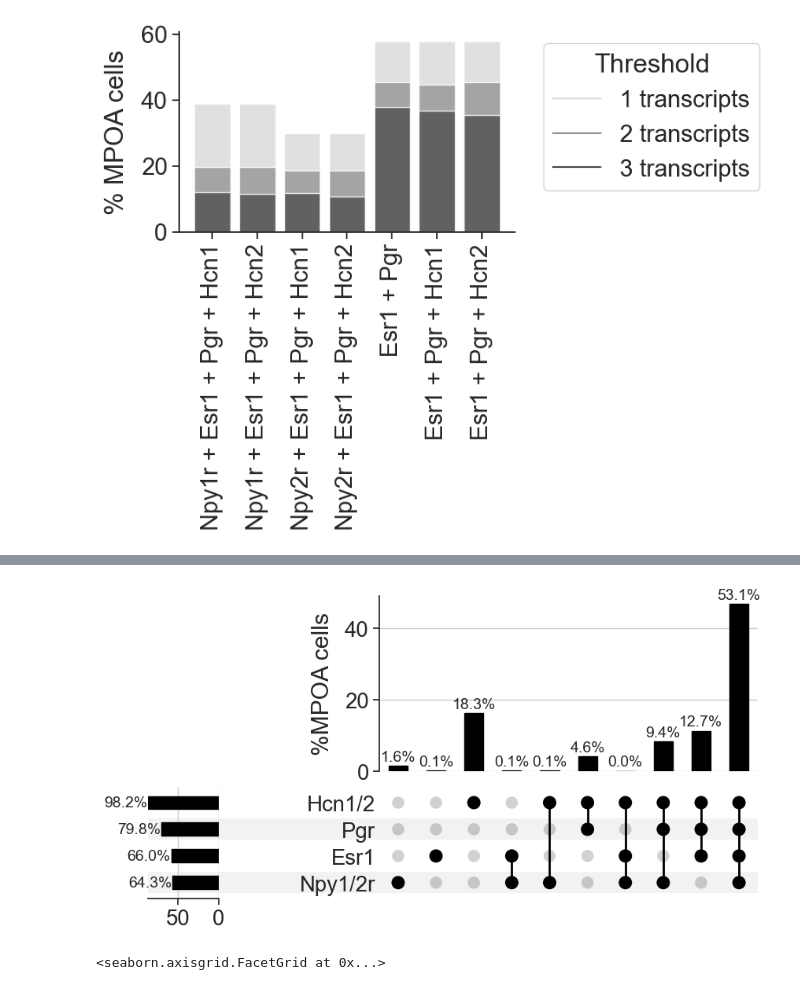
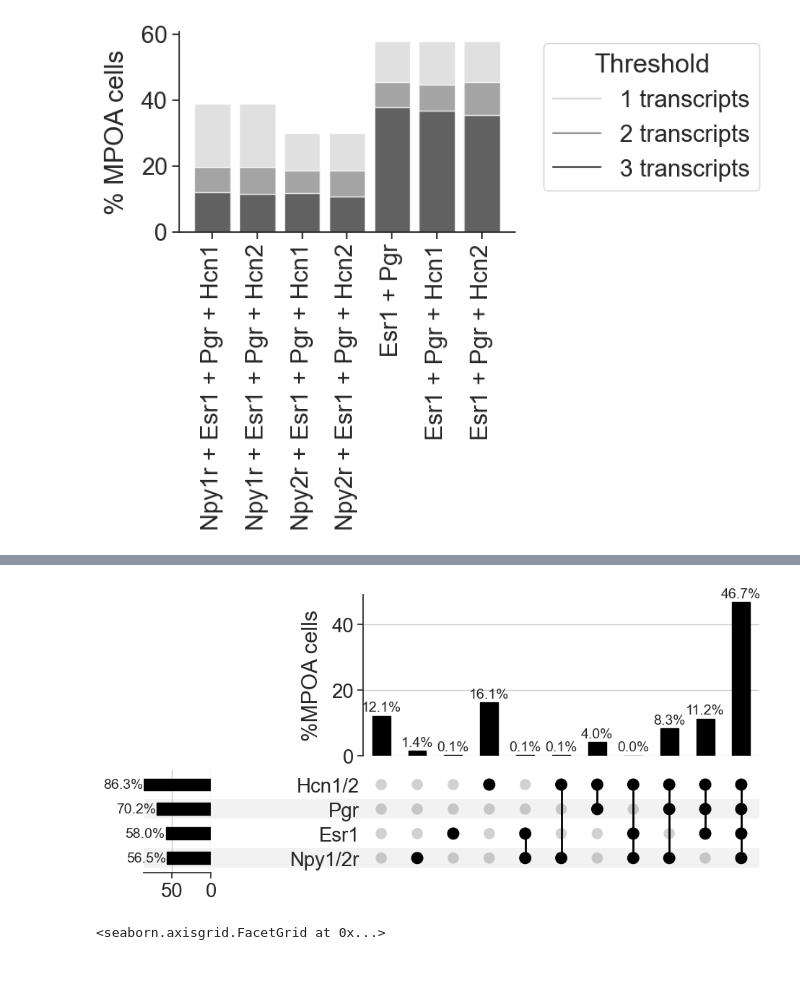
Before and after one commit to FrancisCrickInstitute/negative_parental_switch, a Jupyter notebook: NPW_transcripts/transcriptormics _merfish/merfish_analysis.ipynb, the cells around one changed output, grey strips where cells are left out. Drawn from its saved outputs; the diff is of its cells as text; code cells hidden in the pictures.

```diff
--- a/NPW_transcripts/transcriptormics _merfish/merfish_analysis.ipynb
+++ b/NPW_transcripts/transcriptormics _merfish/merfish_analysis.ipynb
@@ -365,7 +364,7 @@ plt.savefig("output_figures/colocalization_and_thresholds.pdf", bbox_inches='tig
 
 from upsetplot import UpSet
 
-def plot_normalized_upset(sets, labels, title=None, figsize=(10, 5), category_order=None):
+def plot_normalized_upset(sets, labels, title=None, figsize=(11, 5), category_order=None):
 
     all_elements = set().union(*sets)
     matrix = pd.DataFrame(index=list(all_elements))
@@ -408,24 +407,25 @@ def plot_normalized_upset(sets, labels, title=None, figsize=(10, 5), category_or
     plt.show()
 # %%
 # Create sets
-npy1r = set(filtered_df.to_df().loc[:, gene_dict["Npy1r"]][lambda x: x >= 1].index)
-npy2r = set(filtered_df.to_df().loc[:, gene_dict["Npy2r"]][lambda x: x >= 1].index)
+npy1r = set(filtered_df.to_df().copy().loc[:, gene_dict["Npy1r"]][lambda x: x >= 1].index)
+npy2r = set(filtered_df.to_df().copy().loc[:, gene_dict["Npy2r"]][lambda x: x >= 1].index)
 
 npyr = npy1r.union(npy2r)
-hcn1  = set(filtered_df.to_df().loc[:, gene_dict["Hcn1"]][lambda x: x >= 1].index)
-hcn2  = set(filtered_df.to_df().loc[:, gene_dict["Hcn2"]][lambda x: x >= 1].index)
+hcn1  = set(filtered_df.to_df().copy().loc[:, gene_dict["Hcn1"]][lambda x: x >= 1].index)
+hcn2  = set(filtered_df.to_df().copy().loc[:, gene_dict["Hcn2"]][lambda x: x >= 1].index)
 hcn = hcn1.union(hcn2)
-esr1 = set(filtered_df.to_df().loc[:, gene_dict["Esr1"]][lambda x: x >= 1].index)
-pgr = set(filtered_df.to_df().loc[:, gene_dict["Pgr"]][lambda x: x >= 1].index)
+esr1 = set(filtered_df.to_df().copy().loc[:, gene_dict["Esr1"]][lambda x: x >= 1].index)
+pgr = set(filtered_df.to_df().copy().loc[:, gene_dict["Pgr"]][lambda x: x >= 1].index)
+everything_else = set(filtered_df.to_df().copy().index) - npyr - esr1 - pgr - hcn
 
 # Plot
 plot_normalized_upset(
-    sets=[npyr,  esr1, pgr, hcn],
+    sets=[npyr,  esr1, pgr, hcn, everything_else],
     labels=["Npy1/2r", "Esr1","Pgr", "Hcn1/2"],
     category_order=["Npy1/2r", "Esr1", "Pgr", "Hcn1/2"],
 )
 # %% [output]
-[figure, old version]
+[figure, new version]
 # %%
 corr_df = filtered_df.to_df()
 ensemblr_and = [gene_dict[gene] for gene in and_list]
```
Also changed, not shown: parts of 4 cells of this notebook, 20 other files.
